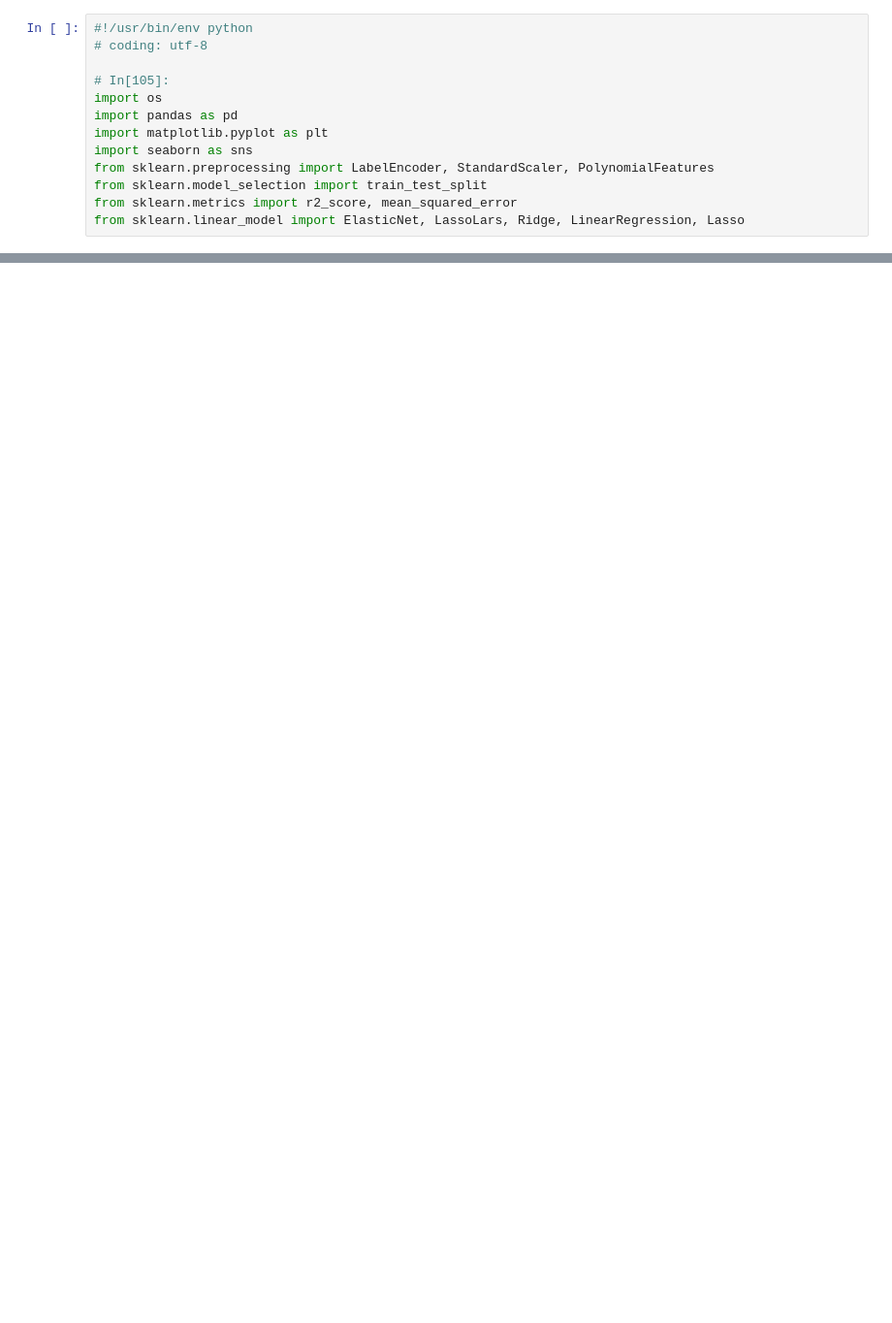
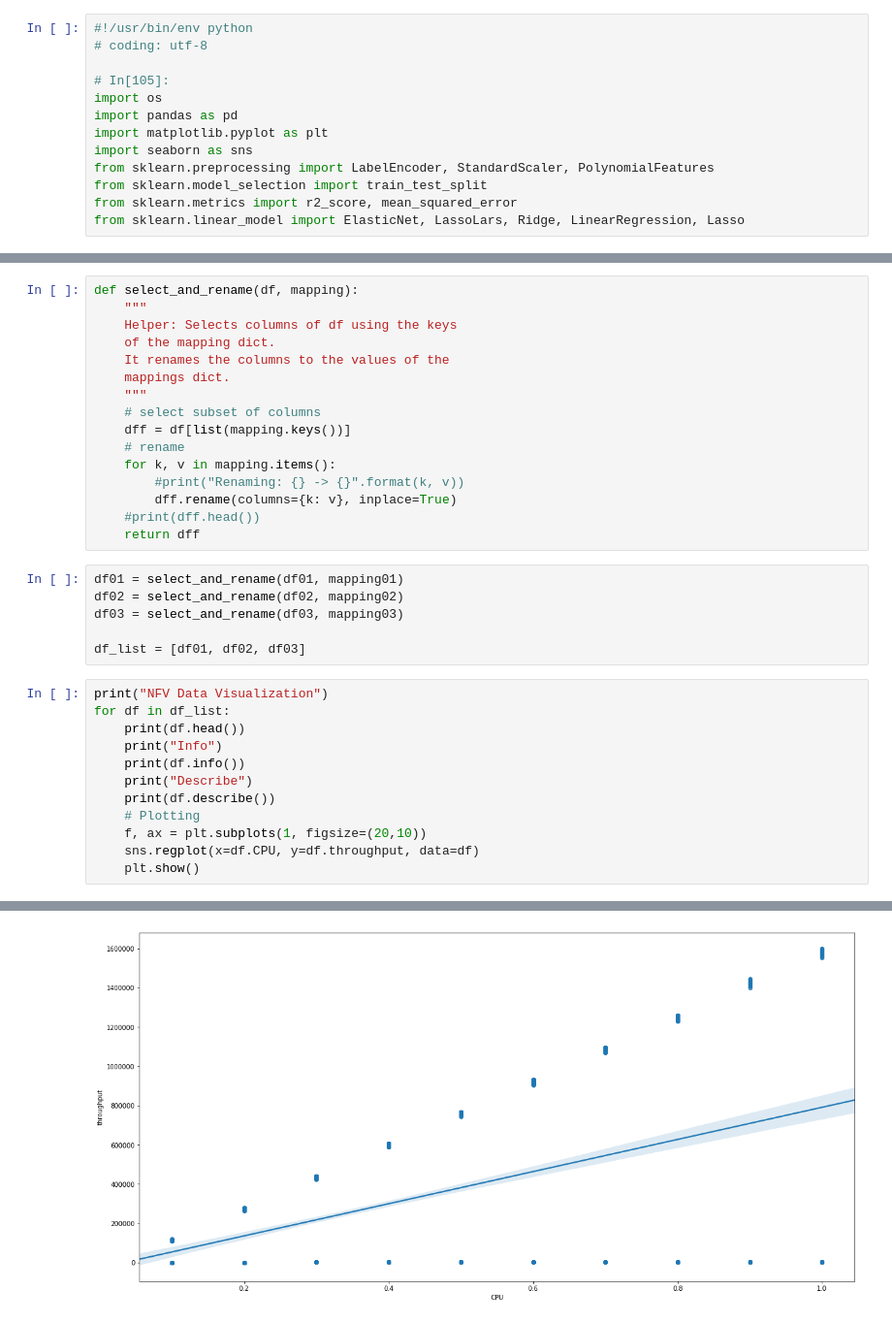
Before and after one commit to PSNAppz/NFV_ML_Dev, a Jupyter notebook: RealData/RealVisual.ipynb, the cells around one changed output, grey strips where cells are left out. Shown at 97% size. Drawn from its saved outputs; the diff is of its cells as text; blank space fills up the shorter version.

Commit message:
Real Data Visualization

```diff
--- a/RealData/RealVisual.ipynb
+++ b/RealData/RealVisual.ipynb
@@ -97,0 +39,35 @@ memory usage: 58.7 KB
+# %%
+def select_and_rename(df, mapping):
+    """
+    Helper: Selects columns of df using the keys
+    of the mapping dict.
+    It renames the columns to the values of the
+    mappings dict.
+    """
+    # select subset of columns
+    dff = df[list(mapping.keys())]
+    # rename
+    for k, v in mapping.items():
+        #print("Renaming: {} -> {}".format(k, v))
+        dff.rename(columns={k: v}, inplace=True)
+    #print(dff.head())
+    return dff
+# %%
+df01 = select_and_rename(df01, mapping01)
+df02 = select_and_rename(df02, mapping02)
+df03 = select_and_rename(df03, mapping03)
+
+df_list = [df01, df02, df03]
+# %%
+print("NFV Data Visualization")
+for df in df_list:
+    print(df.head())
+    print("Info")
+    print(df.info())
+    print("Describe")
+    print(df.describe())
+    # Plotting
+    f, ax = plt.subplots(1, figsize=(20,10))
+    sns.regplot(x=df.CPU, y=df.throughput, data=df)
+    plt.show()
+# %% [output]
@@ -97,0 +91 @@ memory usage: 58.7 KB
+[figure, added]
```
Also changed, not shown: parts of 6 cells of this notebook, 3 other files.
